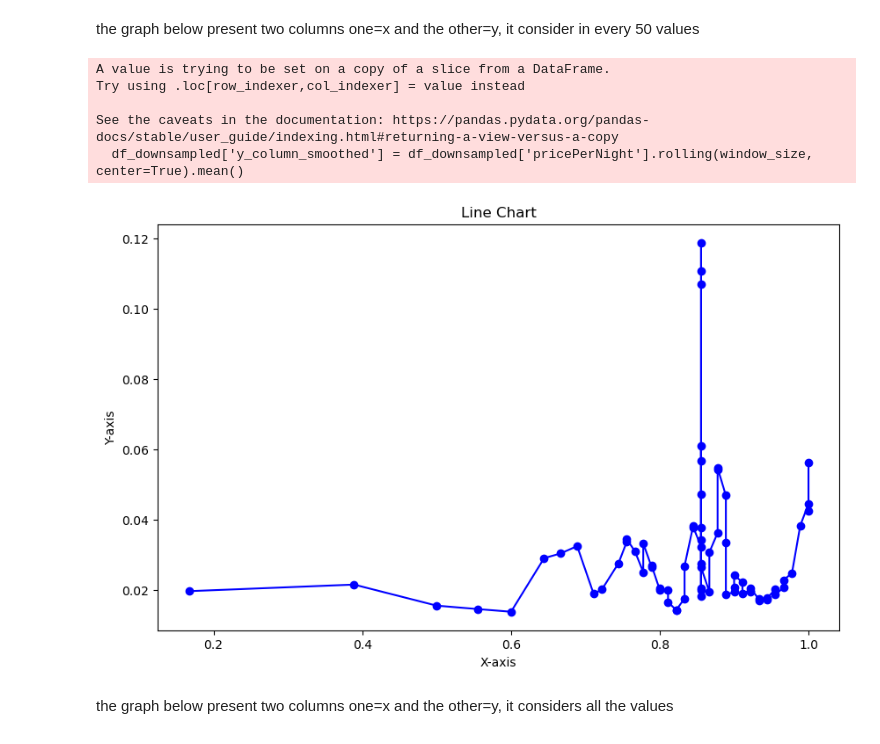
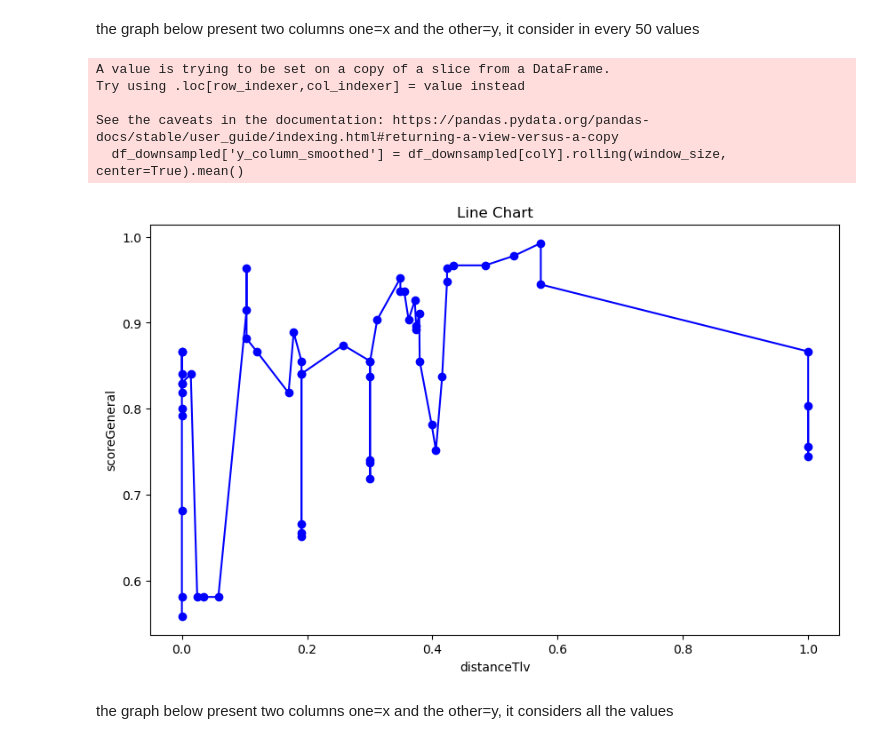
Before and after one commit to yarin-cohen02/dataScienceProject, a Jupyter notebook: project.ipynb, the cells around one changed output. Cells and saved outputs as stored; diff of their text form; code cells hidden in the pictures.

Commit message:
makeing the EDA functions

```diff
--- a/project.ipynb
+++ b/project.ipynb
@@ -966,41 +968,46 @@ mycolors = ['#002856', '#EAC71B']
 # %% [markdown]
 the graph below present two columns one=x and the other=y, it consider in every 50 values
 # %%
-#graph x y which consider every 10 values
-df1 = df.copy()
-# Sort the dataframe based on the x-column values
-df1 = df.sort_values('scoreGeneral')
+#function which make a x y graph that consider every n values in two columns
 
-# Downsample the data by selecting every nth data point
-n = 50  # Adjust the value of n as needed #means that every n  data point will be selected for plotting, while the others will be skipped
-df_downsampled = df1.iloc[::n]
+def graphXYN(colX,colY,n,df):
+        #graph x y which consider every 10 values
+    df1 = df.copy()
+    # Sort the dataframe based on the x-column values
+    df1 = df.sort_values(colX)
 
-# Apply a moving average to smooth the y-column values
-window_size = 3  # Adjust the window size as needed
-df_downsampled['y_column_smoothed'] = df_downsampled['pricePerNight'].rolling(window_size, center=True).mean()
+    # Downsample the data by selecting every nth data point
+    #n = 50  # Adjust the value of n as needed #means that every n  data point will be selected for plotting, while the others will be skipped
+    df_downsampled = df1.iloc[::n]
 
-# Plot the downsampled and smoothed data
-plt.plot(df_downsampled['scoreGeneral'], df_downsampled['y_column_smoothed'], marker='o', linestyle='-', color='blue')
+    # Apply a moving average to smooth the y-column values
+    window_size = 3  # Adjust the window size as needed
+    df_downsampled['y_column_smoothed'] = df_downsampled[colY].rolling(window_size, center=True).mean()
 
-# Adding labels and title
-plt.xlabel('X-axis')
-plt.ylabel('Y-axis')
-plt.title('Line Chart')
+    # Plot the downsampled and smoothed data
+    plt.plot(df_downsampled[colX], df_downsampled['y_column_smoothed'], marker='o', linestyle='-', color='blue')
+
+    # Adding labels and title
+    plt.xlabel(colX)
+    plt.ylabel(colY)
+    plt.title('Line Chart')
 
 
-# plt.xticks(range(1, 11))  # Set x-axis labels from 1 to 10
-# # plt.yticks(range(1, 11))  # Set y-axis labels from 1 to 10
-# plt.yticks(range(0, 25001, 1000))  # Set y-axis labels from 0 to 2500 in jumps of 500
+    # plt.xticks(range(1, 11))  # Set x-axis labels from 1 to 10
+    # # plt.yticks(range(1, 11))  # Set y-axis labels from 1 to 10
+    # plt.yticks(range(0, 25001, 1000))  # Set y-axis labels from 0 to 2500 in jumps of 500
 
-# Displaying the plot
-plt.show()
+    # Displaying the plot
+    plt.show()
-# %% [output]
-A value is trying to be set on a copy of a slice from a DataFrame.
-Try using .loc[row_indexer,col_indexer] = value instead
-
-See the caveats in the documentation: https://pandas.pydata.org/pandas-docs/stable/user_guide/indexing.html#returning-a-view-versus-a-copy
-  df_downsampled['y_column_smoothed'] = df_downsampled['pricePerNight'].rolling(window_size, center=True).mean()
-[figure, removed]
+# %%
+graphXYN('distanceTlv','scoreGeneral',50,df)
+# %% [output]
+A value is trying to be set on a copy of a slice from a DataFrame.
+Try using .loc[row_indexer,col_indexer] = value instead
+
+See the caveats in the documentation: https://pandas.pydata.org/pandas-docs/stable/user_guide/indexing.html#returning-a-view-versus-a-copy
+  df_downsampled['y_column_smoothed'] = df_downsampled[colY].rolling(window_size, center=True).mean()
+[figure, added]
 # %% [markdown]
 the graph below present two columns one=x and the other=y, it considers all the values
 # %%
```
Also changed, not shown: parts of 14 cells of this notebook, 1 other file.
